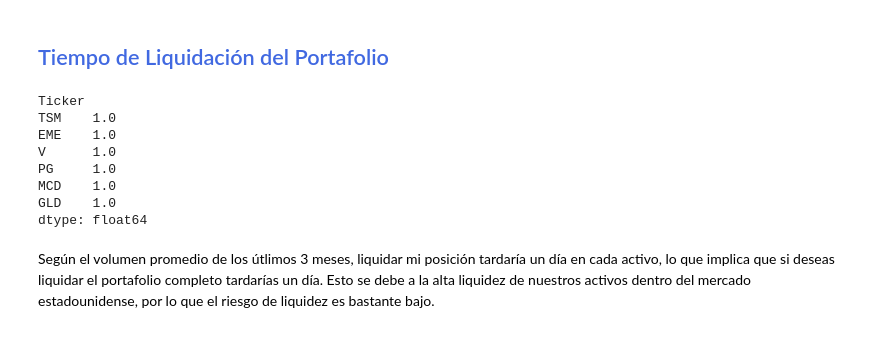
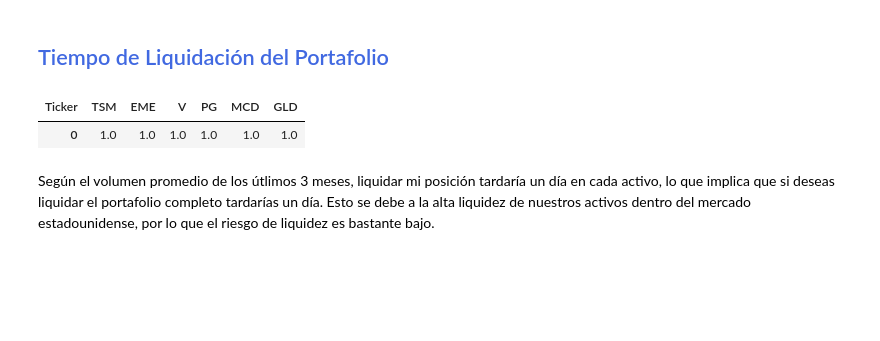
Before and after one commit to LuisMB09/admin_de_riesgos, a Jupyter notebook: Proyecto/Proyecto_Admin.ipynb, the cells around one changed output. Drawn from its saved outputs; the diff is of its cells as text; code cells hidden in the pictures; blank space fills up the shorter version.

```diff
--- a/Proyecto/Proyecto_Admin.ipynb
+++ b/Proyecto/Proyecto_Admin.ipynb
@@ -804,19 +804,13 @@ El ES obtenido de igual forma que el VaR es bastante bajo siendo de solo 2.05%,
 # %%
 money_positions = w_semivariance * pv
 buy_prices = price.loc['2024-01-02']
 n_shares = np.floor(money_positions / buy_prices)
 adv = volume.iloc[-90:, :].mean()
 n_days = np.ceil(n_shares / adv)
-n_days
+pd.DataFrame(n_days).T
 # %% [output]
-Ticker
-TSM    1.0
-EME    1.0
-V      1.0
-PG     1.0
-MCD    1.0
-GLD    1.0
-dtype: float64
+| Ticker | TSM | EME | V | PG | MCD | GLD |
+| 0 | 1.0 | 1.0 | 1.0 | 1.0 | 1.0 | 1.0 |
 # %% [markdown]
 <font color = "black">
 
```
Also changed, not shown: parts of 3 cells of this notebook.
